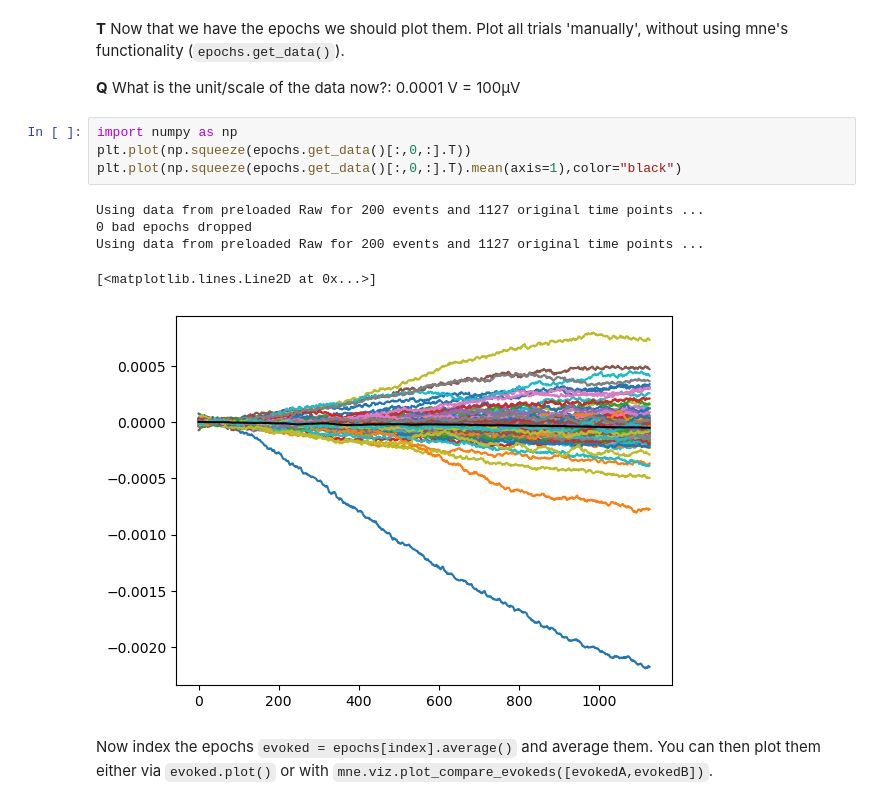
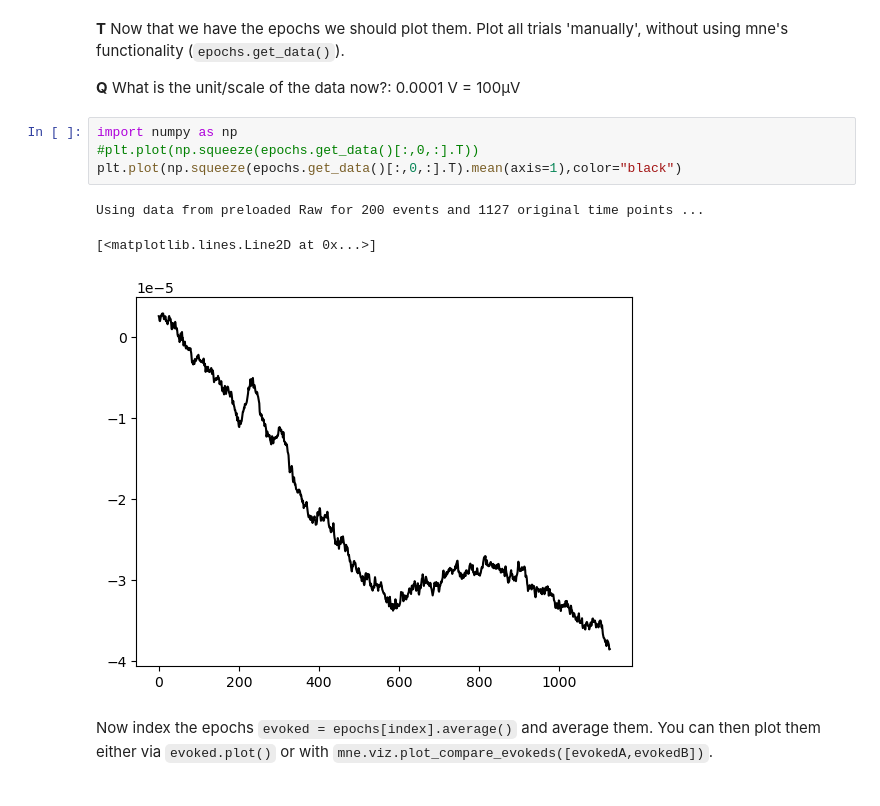
Before and after one commit to s-ccs/course_EEG, a Jupyter notebook: exercises/solutions/ex1_overview.ipynb, the cells around one changed output. Drawn from its saved outputs; the diff is of its cells as text.

```diff
--- a/exercises/solutions/ex1_overview.ipynb
+++ b/exercises/solutions/ex1_overview.ipynb
@@ -190,14 +158,12 @@ epochs
 **Q** What is the unit/scale of the data now?: 0.0001 V = 100µV
 # %%
 import numpy as np
-plt.plot(np.squeeze(epochs.get_data()[:,0,:].T))
+#plt.plot(np.squeeze(epochs.get_data()[:,0,:].T))
 plt.plot(np.squeeze(epochs.get_data()[:,0,:].T).mean(axis=1),color="black")
 # %% [output]
 Using data from preloaded Raw for 200 events and 1127 original time points ...
-0 bad epochs dropped
-Using data from preloaded Raw for 200 events and 1127 original time points ...
 [<matplotlib.lines.Line2D at 0x...>]
-[figure, old version]
+[figure, new version]
 # %% [markdown]
 Now index the epochs `evoked = epochs[index].average()` and average them. You can then plot them either via `evoked.plot()` or with `mne.viz.plot_compare_evokeds([evokedA,evokedB])`.
 # %%
```
Also changed, not shown: parts of 10 cells of this notebook, 4 other files.
